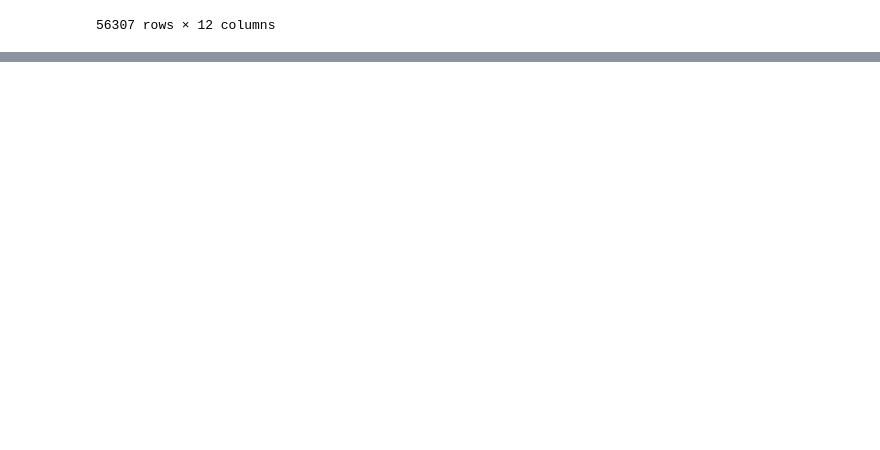
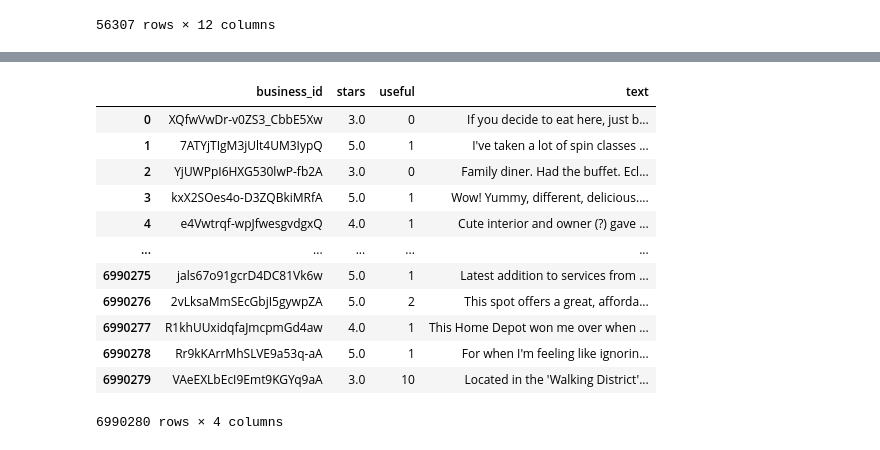
Before and after one commit to koacow/predicting-small-business-performance, a Jupyter notebook: code.ipynb, the cells around one changed output, grey strips where cells are left out. Cells and saved outputs as stored; diff of their text form; code cells hidden in the pictures; blank space fills up the shorter version.

```diff
--- a/code.ipynb
+++ b/code.ipynb
@@ -327,33 +338,48 @@ df
 # %%
 import pandas as pd
 import json
 import gzip
 
 # Define the path to the gzipped JSONL file
 file_path = 'data/Yelp JSON/yelp_dataset/yelp_academic_dataset_review.json.gz'
 
 # List to store selected review data
 review_data = []
 
 # Open the gzipped file and read line by line
 with gzip.open(file_path, 'rt', encoding='utf-8') as f:
     for line in f:
         try:
             # Parse each line as a JSON object
             review = json.loads(line)
             # Extract only the necessary columns
             review_data.append({
                 'business_id': review['business_id'],
                 'stars': review['stars'],
                 'useful': review['useful'],
                 'text': review['text']
             })
         except json.JSONDecodeError as e:
             print(f"Error decoding JSON: {e} in line: {line.strip()}")
             continue
 
 # Create a DataFrame from the extracted data
 reviews = pd.DataFrame(review_data)
+reviews
+# %% [output]
+|  | business_id | stars | useful | text |
+| 0 | XQfwVwDr-v0ZS3_CbbE5Xw | 3.0 | 0 | If you decide to eat here, just b... |
+| 1 | 7ATYjTIgM3jUlt4UM3IypQ | 5.0 | 1 | I've taken a lot of spin classes ... |
+| 2 | YjUWPpI6HXG530lwP-fb2A | 3.0 | 0 | Family diner. Had the buffet. Ecl... |
+| 3 | kxX2SOes4o-D3ZQBkiMRfA | 5.0 | 1 | Wow! Yummy, different, delicious.... |
+| 4 | e4Vwtrqf-wpJfwesgvdgxQ | 4.0 | 1 | Cute interior and owner (?) gave ... |
+| ... | ... | ... | ... | ... |
+| 6990275 | jals67o91gcrD4DC81Vk6w | 5.0 | 1 | Latest addition to services from ... |
+| 6990276 | 2vLksaMmSEcGbjI5gywpZA | 5.0 | 2 | This spot offers a great, afforda... |
+| 6990277 | R1khUUxidqfaJmcpmGd4aw | 4.0 | 1 | This Home Depot won me over when ... |
+| 6990278 | Rr9kKArrMhSLVE9a53q-aA | 5.0 | 1 | For when I'm feeling like ignorin... |
+| 6990279 | VAeEXLbEcI9Emt9KGYq9aA | 3.0 | 10 | Located in the 'Walking District'... |
+6990280 rows × 4 columns
 # %%
 reviews = reviews.groupby('business_id').apply(lambda x: pd.Series({
     'weighted_avg_stars': (x['stars'] * x['useful']).sum() / x['useful'].sum() if x['useful'].sum() > 0 else x['stars'].mean(),
```
Also changed, not shown: parts of 11 cells of this notebook.
